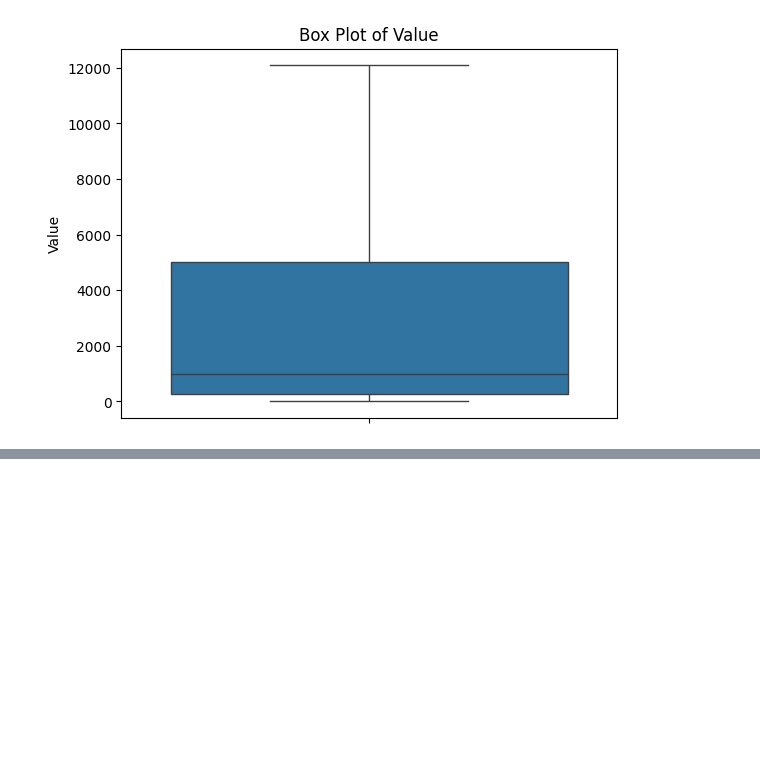
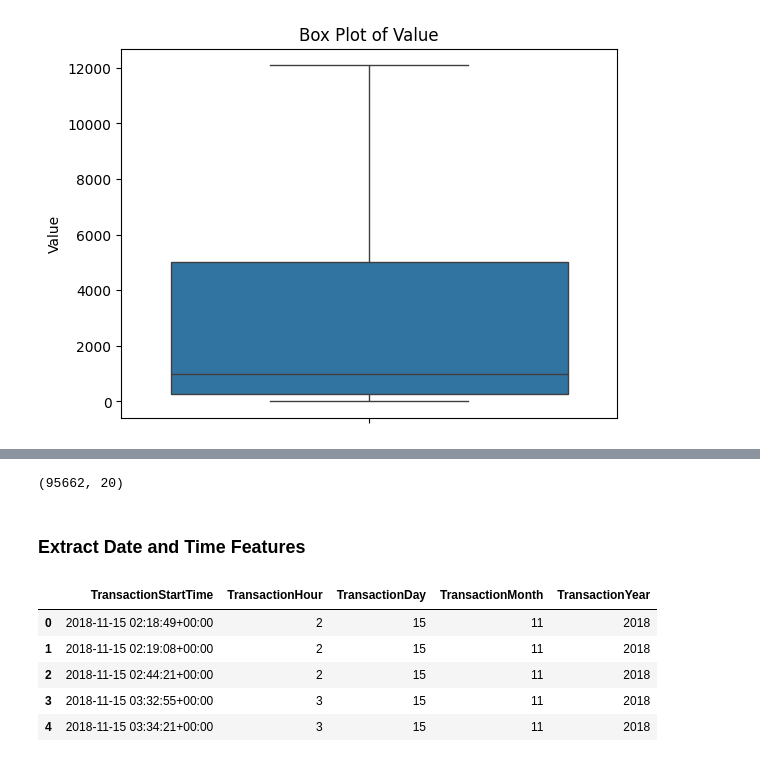
Before and after one commit to GuleWako/Credit-Risk-Analysis, a Jupyter notebook: notebooks/creditRiskAnalysis.ipynb, the cells around one changed output, grey strips where cells are left out. Drawn from its saved outputs; the diff is of its cells as text; code cells hidden in the pictures; blank space fills up the shorter version.

```diff
--- a/notebooks/creditRiskAnalysis.ipynb
+++ b/notebooks/creditRiskAnalysis.ipynb
@@ -336,0 +347,12 @@ def remove_outliers_winsorization(data,column_names):
+# %%
+# Aggregate features by customer (AccountId)
+agg_data = data.groupby('AccountId').agg(
+    TotalTransactionAmount=('Amount', 'sum'),
+    AverageTransactionAmount=('Amount', 'mean'),
+    TransactionCount=('TransactionId', 'count'),
+    StdTransactionAmount=('Amount', 'std')
+).reset_index()
+
+# Merging the aggregate features back to the DataFrame
+new_dataframe = pd.merge(data, agg_data, on='AccountId', how='left')
+new_dataframe.head()
@@ -336,0 +366,24 @@ def remove_outliers_winsorization(data,column_names):
+# %%
+new_dataframe.shape
+# %% [output]
+(95662, 20)
+# %% [markdown]
+### Extract Date and Time Features
+# %%
+# Converting TransactionStartTime to datetime format
+new_dataframe['TransactionStartTime'] = pd.to_datetime(new_dataframe['TransactionStartTime'])
+
+# Extracting date and time-based features
+new_dataframe['TransactionHour'] = new_dataframe['TransactionStartTime'].dt.hour
+new_dataframe['TransactionDay'] = new_dataframe['TransactionStartTime'].dt.day
+new_dataframe['TransactionMonth'] = new_dataframe['TransactionStartTime'].dt.month
+new_dataframe['TransactionYear'] = new_dataframe['TransactionStartTime'].dt.year
+
+new_dataframe[['TransactionStartTime', 'TransactionHour', 'TransactionDay', 'TransactionMonth', 'TransactionYear']].head()
+# %% [output]
+|  | TransactionStartTime | TransactionHour | TransactionDay | TransactionMonth | TransactionYear |
+| 0 | 2018-11-15 02:18:49+00:00 | 2 | 15 | 11 | 2018 |
+| 1 | 2018-11-15 02:19:08+00:00 | 2 | 15 | 11 | 2018 |
+| 2 | 2018-11-15 02:44:21+00:00 | 2 | 15 | 11 | 2018 |
+| 3 | 2018-11-15 03:32:55+00:00 | 3 | 15 | 11 | 2018 |
+| 4 | 2018-11-15 03:34:21+00:00 | 3 | 15 | 11 | 2018 |
```
Also changed, not shown: parts of 30 cells of this notebook.
